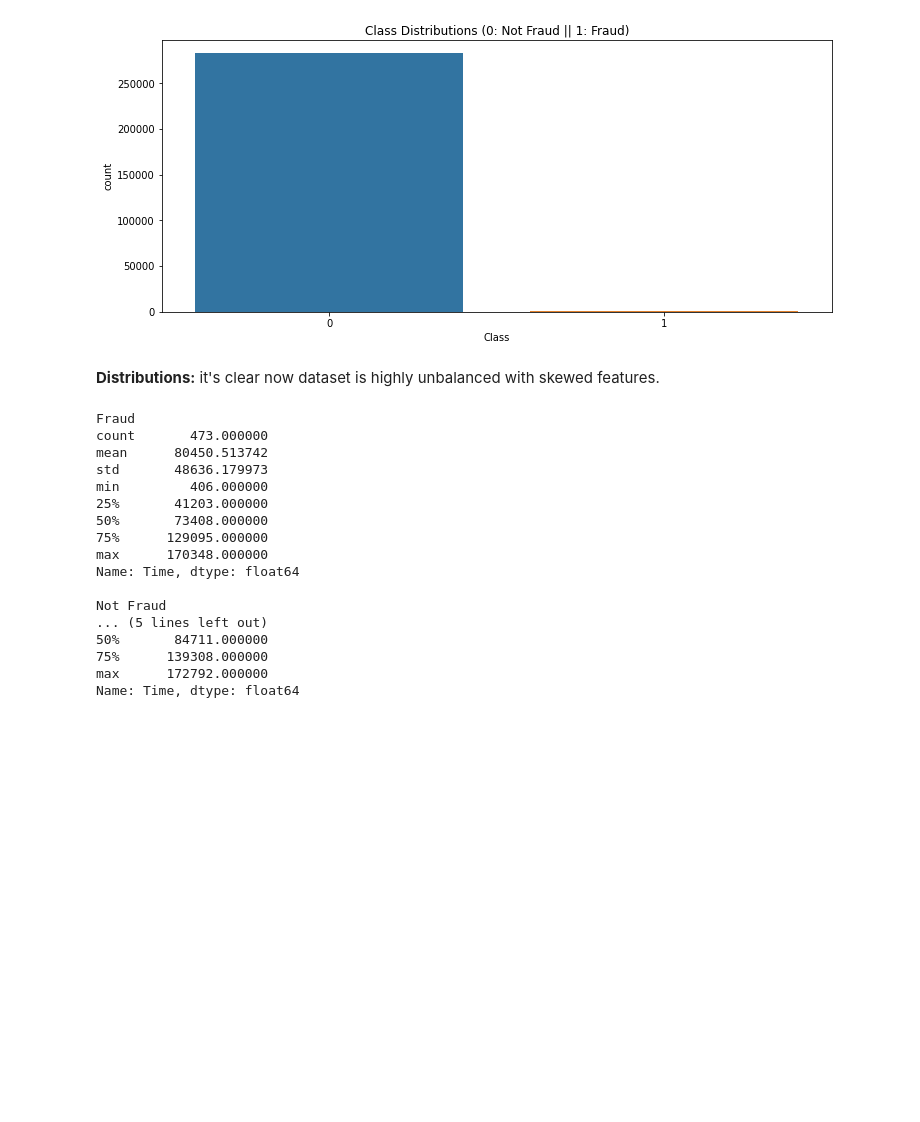
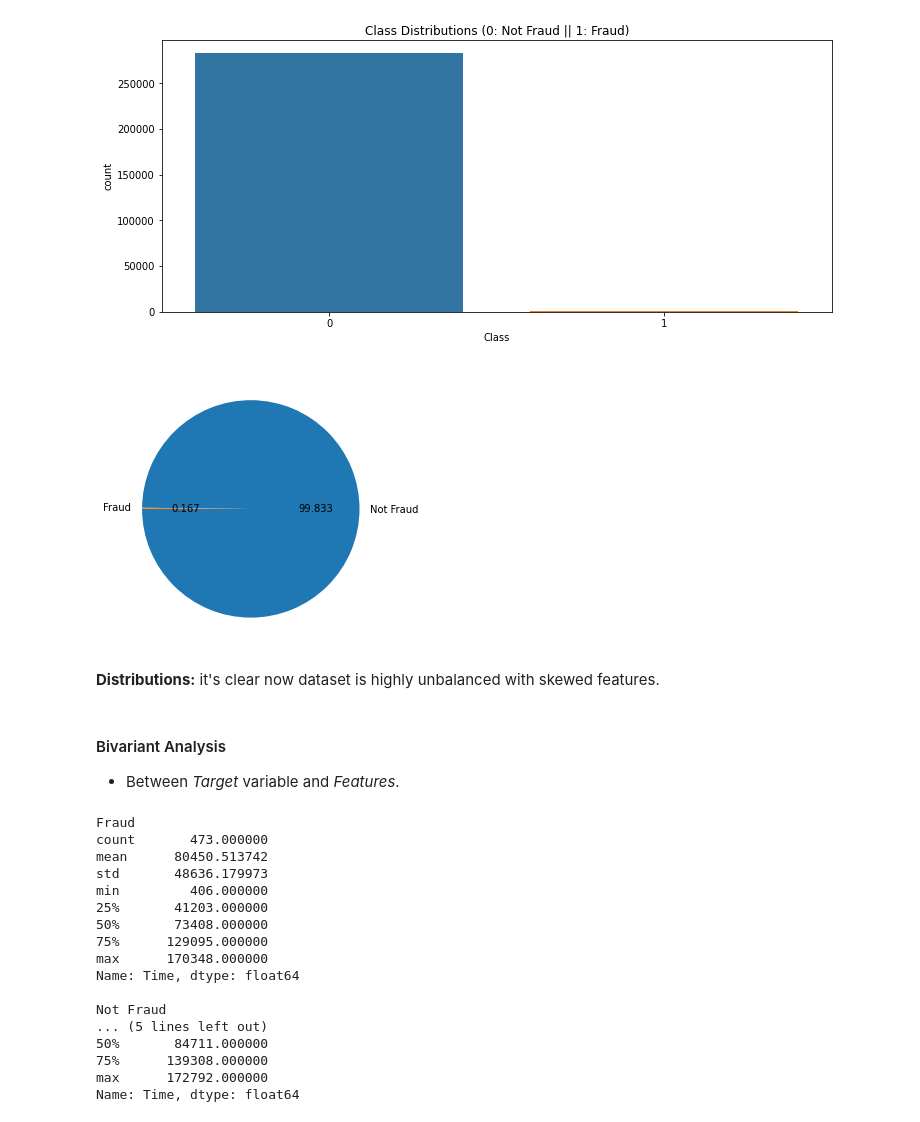
Before and after one commit to RamyGendy/CreditCardFraudDetection, a Jupyter notebook: CCFDNotebook.ipynb, the cells around one changed output. Cells and saved outputs as stored; diff of their text form; code cells hidden in the pictures; blank space fills up the shorter version.

Commit message:
conduct analysis

```diff
--- a/CCFDNotebook.ipynb
+++ b/CCFDNotebook.ipynb
@@ -289,10 +294,17 @@ plt.title('Class Distributions (0: Not Fraud || 1: Fraud)', fontsize=12)
 # %% [output]
 Text(0.5, 1.0, 'Class Distributions (0: Not Fraud || 1: Fraud)')
 [figure]
+# %%
+plt.pie(df.Class.value_counts(),labels=['Not Fraud','Fraud'],startangle=180,autopct='%.3f');
+# %% [output]
+[figure, added]
 # %% [markdown]
 
 
 **Distributions:** it's clear now dataset is highly unbalanced with skewed features.
+# %% [markdown]
+#### Bivariant Analysis
+* Between *Target* variable and *Features*.
 # %%
 # Time statistical summary across fraud and not fraud transactions.
 print ("Fraud")
```
Also changed, not shown: parts of 10 cells of this notebook.
